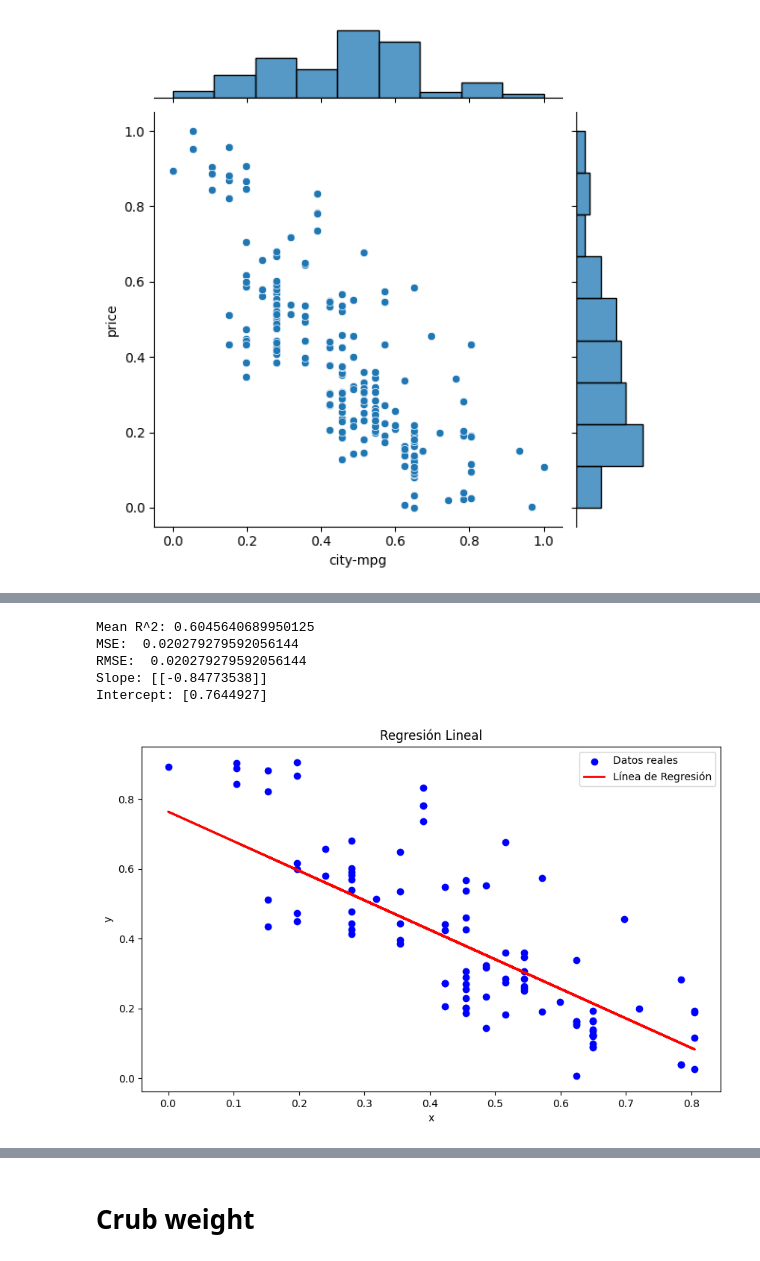
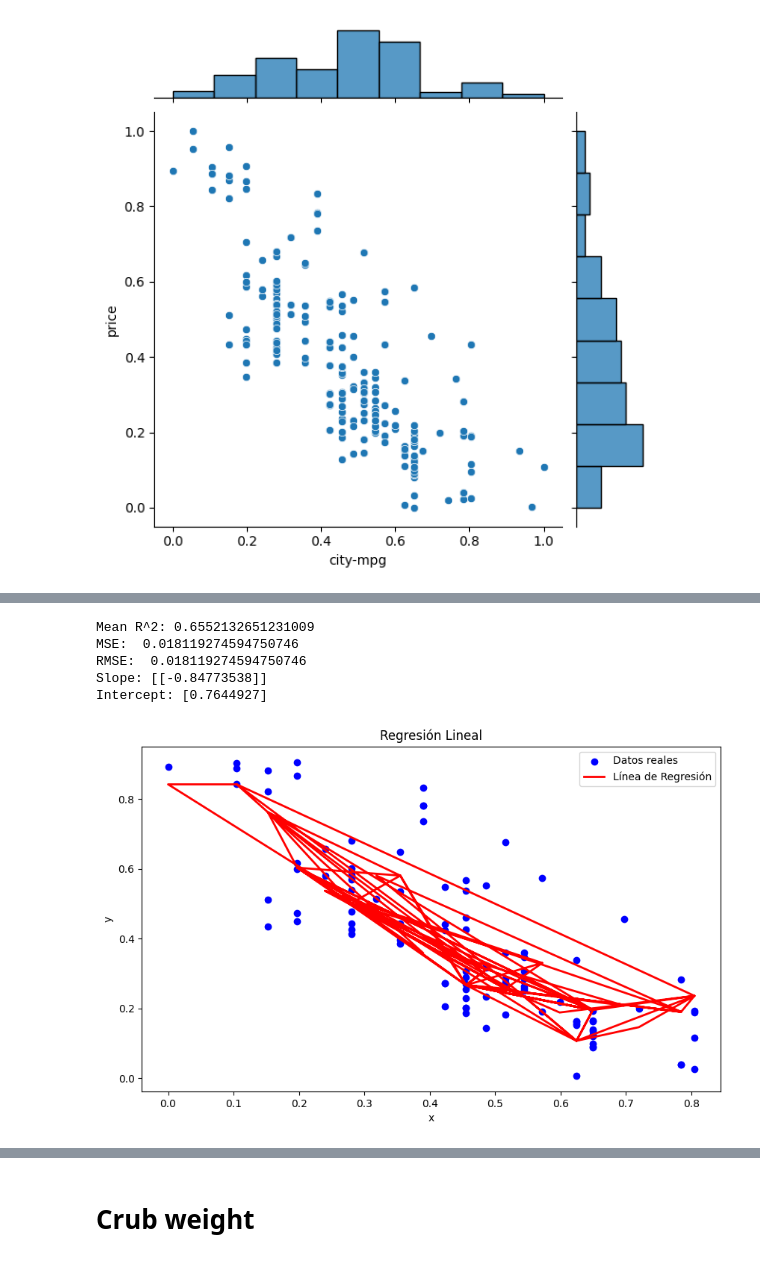
Before and after one commit to JoseAdrianRodriguezGonzalez/Linear-predictor, a Jupyter notebook: src/second/test.ipynb, the cells around one changed output, grey strips where cells are left out. Saved outputs shown, nothing was run; the diff lists cells and outputs as text; code cells hidden in the pictures.

```diff
--- a/src/second/test.ipynb
+++ b/src/second/test.ipynb
@@ -529,42 +779,42 @@ for _ in range(5):
         y_train, y_test = Y.iloc[train_index], Y.iloc[test_index]
 
         # Entrenamos el modelo
-        model.fit(X_train, y_train)
+        model1.fit(X_train, y_train)
 
         # Realizamos las predicciones
         y_pred = model.predict(X_test)
 
         # Calculamos el MSE y lo almacenamos
         mse = mean_squared_error(y_test, y_pred)
         mse_scores.append(mse)
         rmse = mean_squared_error(y_test, y_pred)
         rmse_scores.append(rmse)
         r2 = r2_score(y_test, y_pred)
         r2_scores.append(r2)
 
 # Calculamos el promedio de MSE
 mean_r2 = np.mean(r2_scores)
 print("Mean R^2:", mean_r2)
 mean_mse = np.mean(mse_scores)
 print("MSE: ",mean_mse )
 mean_rmse = np.mean(rmse_scores)
 print("RMSE: ",mean_rmse )
 
-print("Slope:", model.coef_)
-print("Intercept:", model.intercept_)
+print("Slope:", model1.coef_)
+print("Intercept:", model1.intercept_)
 
 plt.figure(figsize=(10, 6))
 plt.scatter(X_test, y_test, color='blue', label='Datos reales')
 plt.plot(X_test, y_pred, color='red', linewidth=2, label='Línea de Regresión')
 plt.title('Regresión Lineal')
 plt.xlabel('x')
 plt.ylabel('y')
 plt.legend()
 plt.show()
 # %% [output]
-Mean R^2: 0.6045640689950125
-MSE:  0.020279279592056144
-RMSE:  0.020279279592056144
+Mean R^2: 0.6552132651231009
+MSE:  0.018119274594750746
+RMSE:  0.018119274594750746
 Slope: [[-0.84773538]]
 Intercept: [0.7644927]
-[figure, old version]
+[figure, new version]
```
Also changed, not shown: parts of 49 cells of this notebook, 15 other files.
